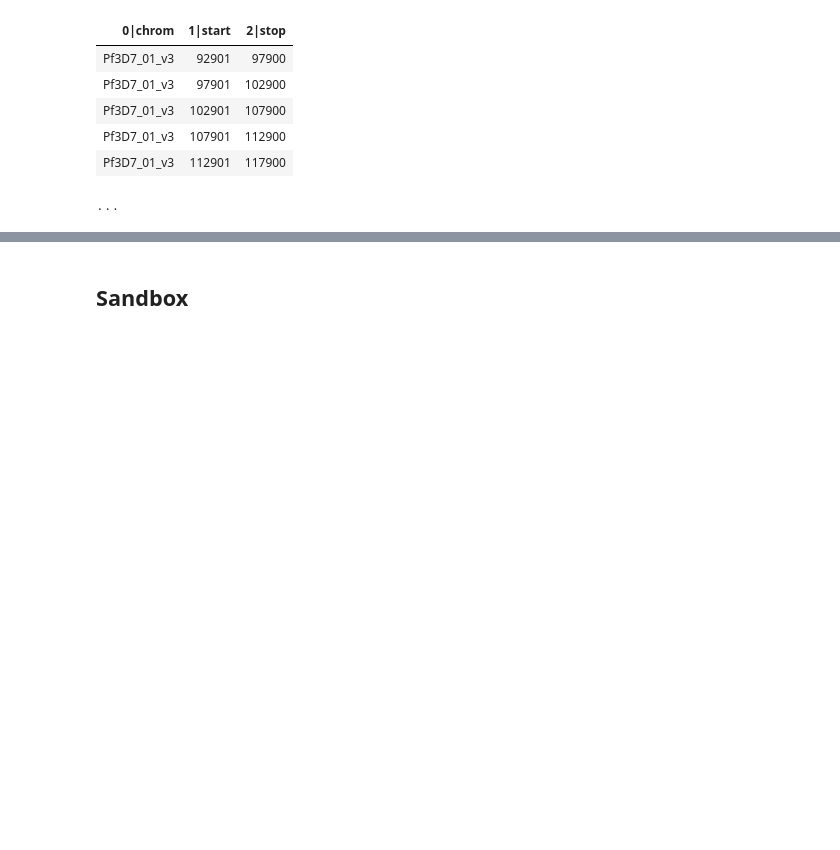
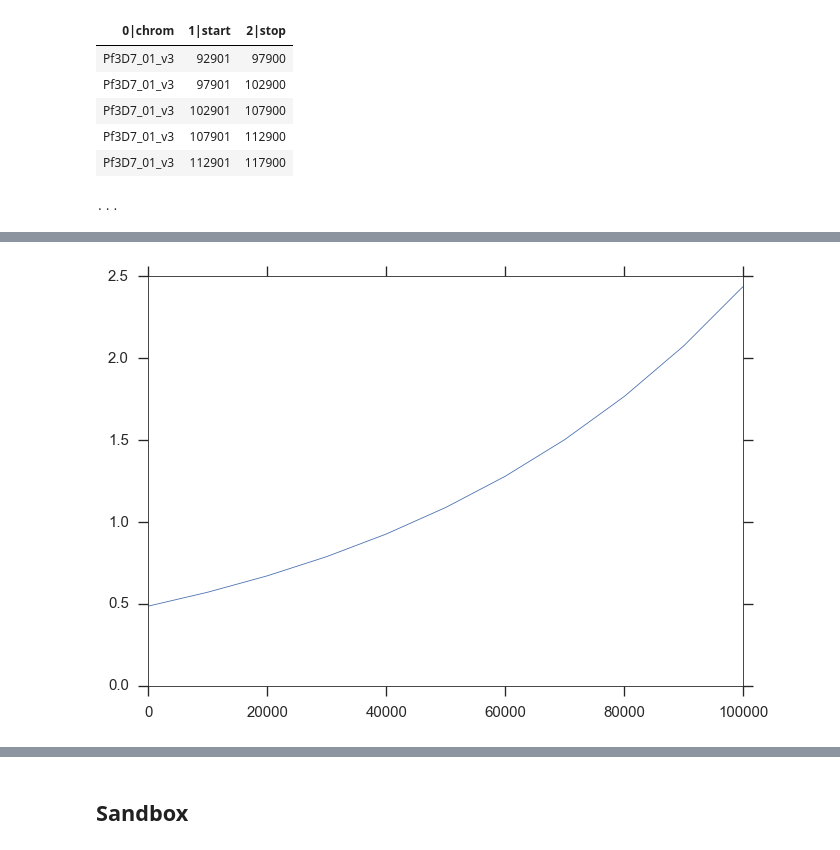
Before and after one commit to wtchg-kwiatkowski/pfx-paper-2015, a Jupyter notebook: supplementary/notebooks/hotspots.ipynb, the cells around one changed output, grey strips where cells are left out. Drawn from its saved outputs; the diff is of its cells as text; code cells hidden in the pictures; blank space fills up the shorter version.

```diff
--- a/supplementary/notebooks/hotspots.ipynb
+++ b/supplementary/notebooks/hotspots.ipynb
@@ -104,0 +650,7 @@ tbl_recom
+# %%
+cen_dist = np.arange(0, 110000, 10000)
+y = np.e**(-7.218e-01 + 1.614e-05*cen_dist)
+plt.plot(cen_dist, y)
+plt.autoscale(axis='y');
+# %% [output]
+[figure, added]
```
Also changed, not shown: parts of 50 cells of this notebook.
